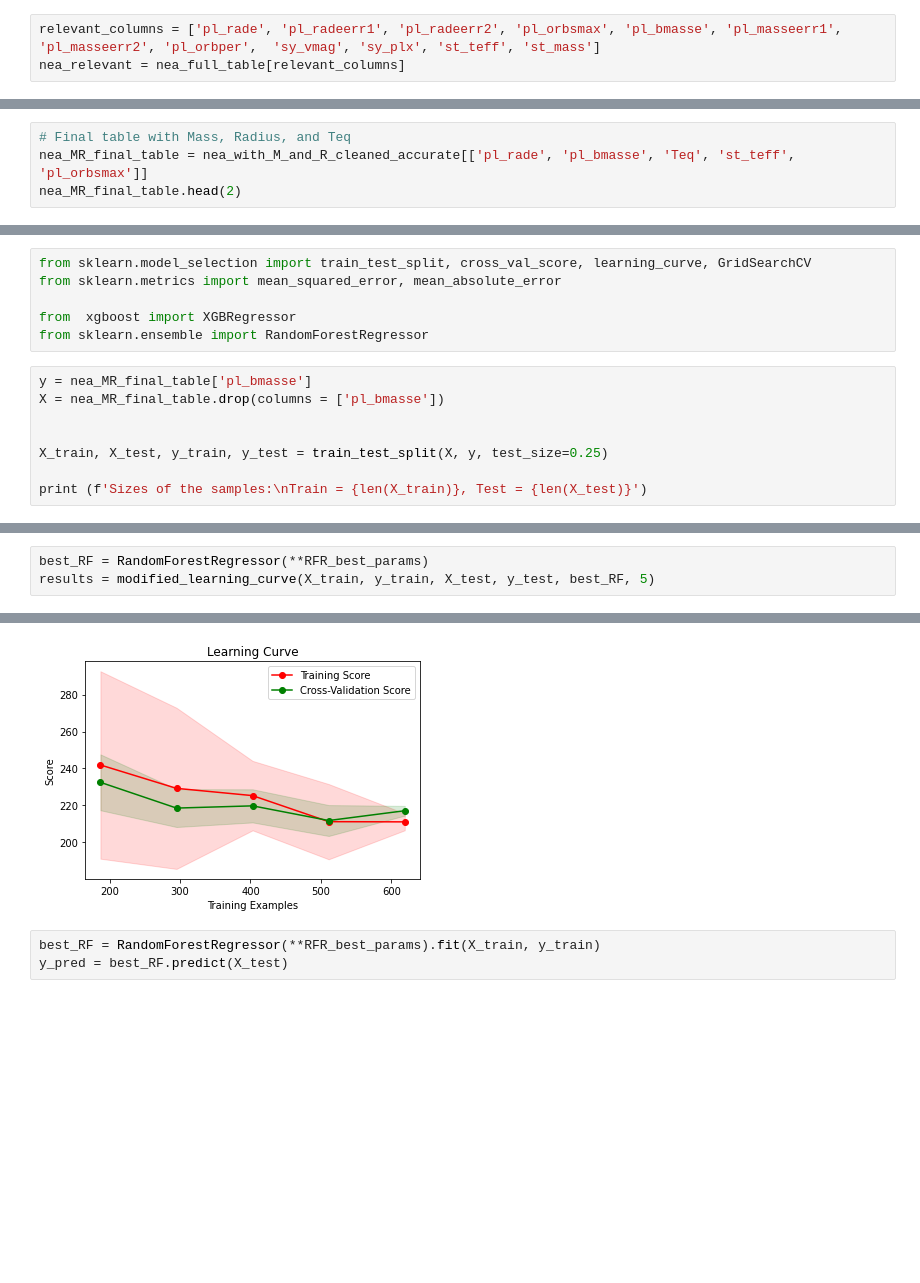
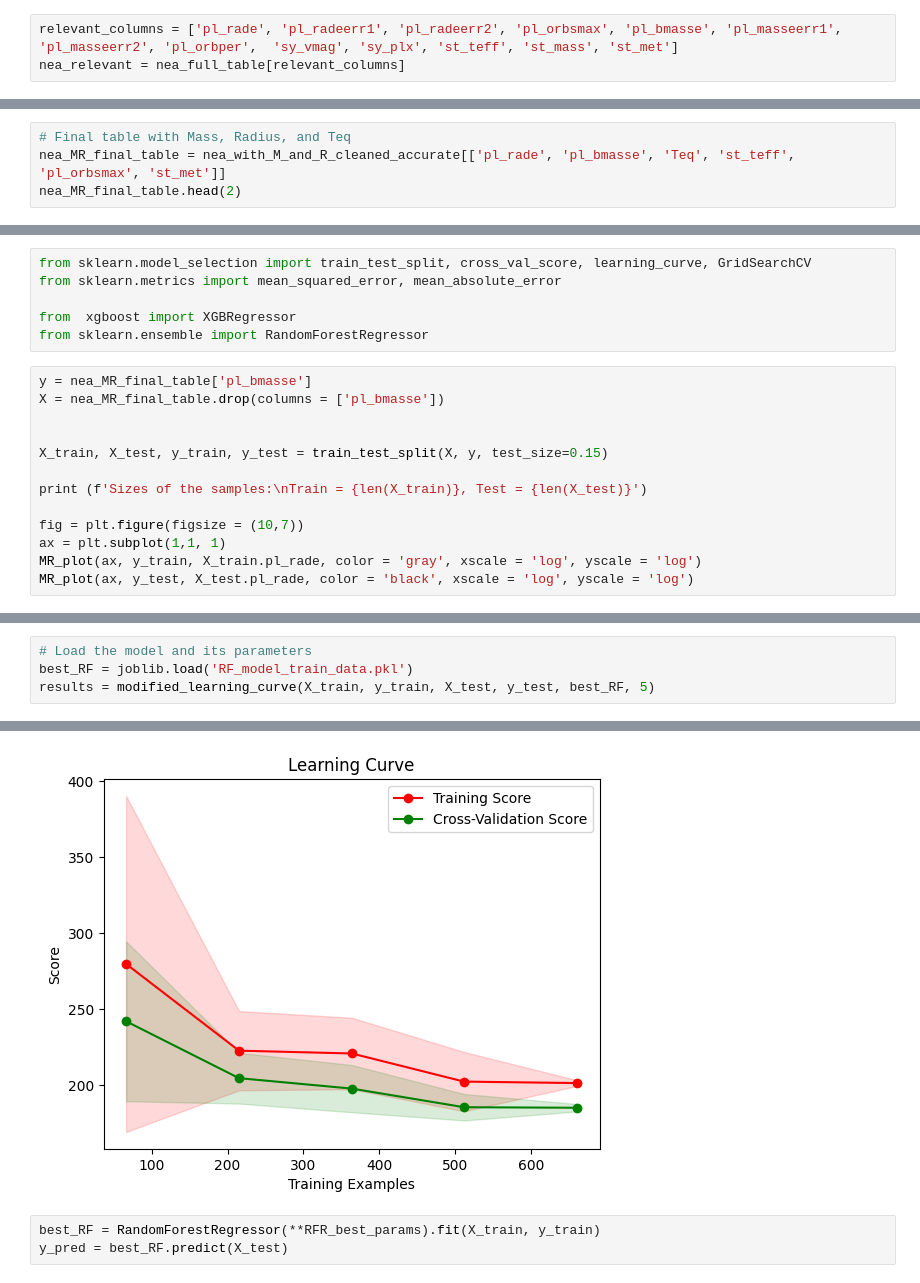
Before and after one commit to vadibekyan/ExoPLots, a Jupyter notebook: mr_ml.ipynb, the cells around one changed output, grey strips where cells are left out. Saved outputs shown, nothing was run; the diff lists cells and outputs as text; blank space fills up the shorter version.

```diff
--- a/mr_ml.ipynb
+++ b/mr_ml.ipynb
@@ -47,7 +47,7 @@ array(['pl_name', 'pl_letter', 'hostname', 'hd_name', 'hip_name',
 # %% [markdown]
 # Selecting columns that are relevant for the ML analysis
 # %%
-relevant_columns = ['pl_rade', 'pl_radeerr1', 'pl_radeerr2', 'pl_orbsmax', 'pl_bmasse', 'pl_masseerr1', 'pl_masseerr2', 'pl_orbper',  'sy_vmag', 'sy_plx', 'st_teff', 'st_mass']
+relevant_columns = ['pl_rade', 'pl_radeerr1', 'pl_radeerr2', 'pl_orbsmax', 'pl_bmasse', 'pl_masseerr1', 'pl_masseerr2', 'pl_orbper',  'sy_vmag', 'sy_plx', 'st_teff', 'st_mass', 'st_met']
 nea_relevant = nea_full_table[relevant_columns]
 # %% [markdown]
 ### Equilibrium temperature is important for the radius of hot planets.
@@ -177,5 +179,5 @@ There are 835 precisely characterized planets in terms of Mass and Radius
 # %%
 # Final table with Mass, Radius, and Teq
-nea_MR_final_table = nea_with_M_and_R_cleaned_accurate[['pl_rade', 'pl_bmasse', 'Teq', 'st_teff', 'pl_orbsmax']]
+nea_MR_final_table = nea_with_M_and_R_cleaned_accurate[['pl_rade', 'pl_bmasse', 'Teq', 'st_teff', 'pl_orbsmax', 'st_met']]
 nea_MR_final_table.head(2)
 # %% [output]
@@ -221,8 +235,13 @@ y = nea_MR_final_table['pl_bmasse']
 X = nea_MR_final_table.drop(columns = ['pl_bmasse'])
 
 
-X_train, X_test, y_train, y_test = train_test_split(X, y, test_size=0.25)
+X_train, X_test, y_train, y_test = train_test_split(X, y, test_size=0.15)
 
 print (f'Sizes of the samples:\nTrain = {len(X_train)}, Test = {len(X_test)}')
+
+fig = plt.figure(figsize = (10,7))
+ax = plt.subplot(1,1, 1)
+MR_plot(ax, y_train, X_train.pl_rade, color = 'gray', xscale = 'log', yscale = 'log')
+MR_plot(ax, y_test, X_test.pl_rade, color = 'black', xscale = 'log', yscale = 'log')
 # %% [output]
 Sizes of the samples:
@@ -267,5 +298,6 @@ AME of the BEST RF Regressor: Test data 219.12453078218425
 # %%
-best_RF = RandomForestRegressor(**RFR_best_params)
+# Load the model and its parameters
+best_RF = joblib.load('RF_model_train_data.pkl')
 results = modified_learning_curve(X_train, y_train, X_test, y_test, best_RF, 5)
 # %% [output]
 0
@@ -281,4 +313,4 @@ For a training size of 619, MAE(train) = 211.051 and MAE(test) = 217.092
-[figure, old version]
+[figure, new version]
 # %%
 best_RF = RandomForestRegressor(**RFR_best_params).fit(X_train, y_train)
 y_pred = best_RF.predict(X_test)
```
Also changed, not shown: parts of 16 cells of this notebook, 1 other file.
